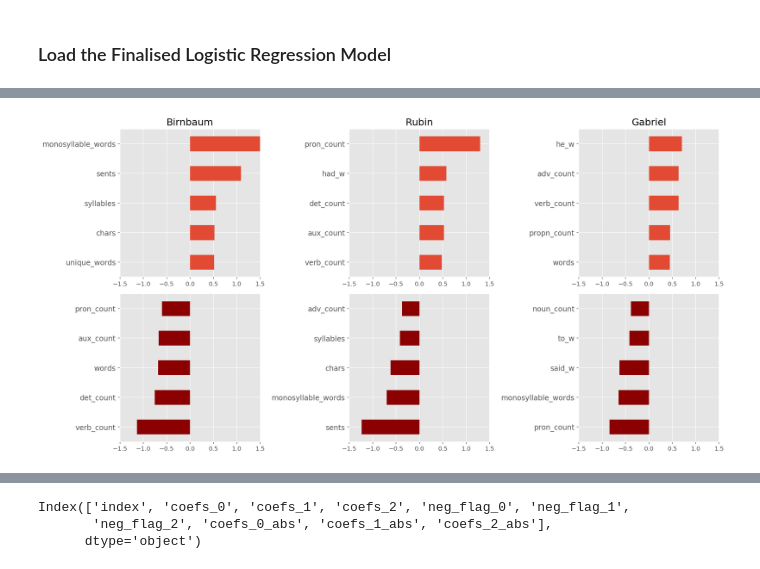
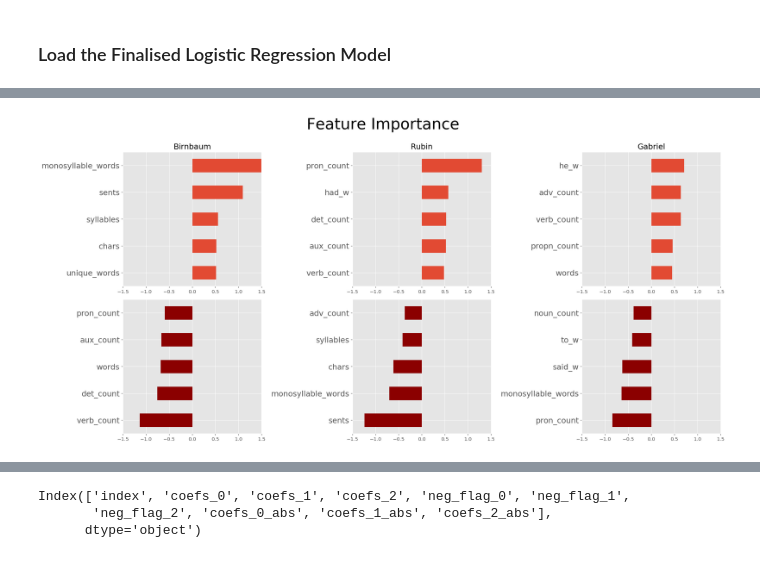
Before and after one commit to steven-mcdonald/murakami_translators, a Jupyter notebook: notebooks/08_lreg_top_pred_analysis_v02.ipynb, the cells around one changed output, grey strips where cells are left out. Saved outputs shown, nothing was run; the diff lists cells and outputs as text; code cells hidden in the pictures.

```diff
--- a/notebooks/08_lreg_top_pred_analysis_v02.ipynb
+++ b/notebooks/08_lreg_top_pred_analysis_v02.ipynb
@@ -130,21 +105,0 @@ cols_to_drop = ['num_count_norm', 'punct_count_norm','space_count_norm', 'sym_co
-# %%
-predictor_cols = feature_select(basic_counts=True, pos_counts=True, vader=False, words=True, adj=True, adv=True)
-predictor_cols = [x for x in predictor_cols if x not in cols_to_drop]
-
-X = df[predictor_cols]
-y = df['trans_code']
-
-indices = list(df.index)
-
-X_train, X_test, y_train, y_test, idx_train, idx_test = train_test_split(
-    X, y, indices, test_size=0.2, stratify=y, random_state=1)
-
-scaler = StandardScaler()
-X_train = pd.DataFrame(scaler.fit_transform(X_train), columns=X.columns)
-X_test = pd.DataFrame(scaler.transform(X_test), columns=X.columns)
-
-lreg_final = LogisticRegression(C=1, penalty='l1', solver='liblinear', multi_class='ovr', max_iter=1000)
-
-lreg_final.fit(X_train, y_train)
-predictions = lreg_final.predict(X_test)
-lreg_final.score(X_test, y_test)
@@ -198,42 +115,37 @@ df_coef = df_coef.T
 # %%
 plt.style.use('ggplot')
 
+fig, ax = plt.subplots(nrows=2, ncols=len(df_coef.columns), figsize=(20, 10))
+fig.suptitle('Feature Importance', fontsize=32)
 
-# # collect the model coefficients in a dataframe
-# df_coef = pd.DataFrame(model.best_estimator_.coef_, columns=predictor_cols,
-#                        index=['coefs_0', 'coefs_1', 'coefs_2']).T
-# df_coef.columns = [col.replace('_norm', '') for col in df_coef.columns ]
 
-fig, ax = plt.subplots(nrows=2, ncols=len(df_coef.columns), figsize=(16, 8))
 for i, col in enumerate(df_coef.columns):
     df_coef[col].sort_values(ascending=True).tail(5).plot(kind='barh', ax=ax[0,i])
     ax[0,i].set_title(str(col), fontsize=18)
     ax[0,i].set_xlim(-1.5, 1.5)
-#     ax[0,i].tick_params(axis='y', labelrotation=45)
-    ax[0,i].tick_params(axis='y', labelsize=12)
+    ax[0,i].tick_params(axis='y', labelsize=16)
 
 
     df_coef[col].sort_values(ascending=True).head(5).plot(kind='barh', ax=ax[1,i], color='darkred')
     ax[1,i].set_xlim(-1.5, 1.5)
-#     ax[1,i].tick_params(axis='y', labelrotation=45)
-    ax[1,i].tick_params(axis='y', labelsize=12)
+    ax[1,i].tick_params(axis='y', labelsize=16)
 
 #     ax[1,i].xticks(fontsize=14)
 
-# fig.suptitle('Top Predictions: Key Coefficients', fontsize=32)
 ax[0,0].set_title('Birnbaum', fontsize=16)
 ax[0,1].set_title('Rubin', fontsize=16)
 ax[0,2].set_title('Gabriel', size=16)
-plt.tight_layout()
+fig.tight_layout(rect=[0, 0.03, 1, 0.92])
+# plt.tight_layout()
 
 
 # fig.suptitle('Largest Coefficient per Translator', fontsize=32, y=1.05)
 
 plt.savefig('../../../../Documents/murakami/plots/top_lreg_coeffs_01.png')
 
 plt.show()
 # %% [output]
-[figure, old version]
+[figure, new version]
 # %%
 def feature_select(basic_counts=True, vader=False, pos_counts=False,
                    words=False, adv=False, adj=False):
```
Also changed, not shown: parts of 7 cells of this notebook, 1 other file.
